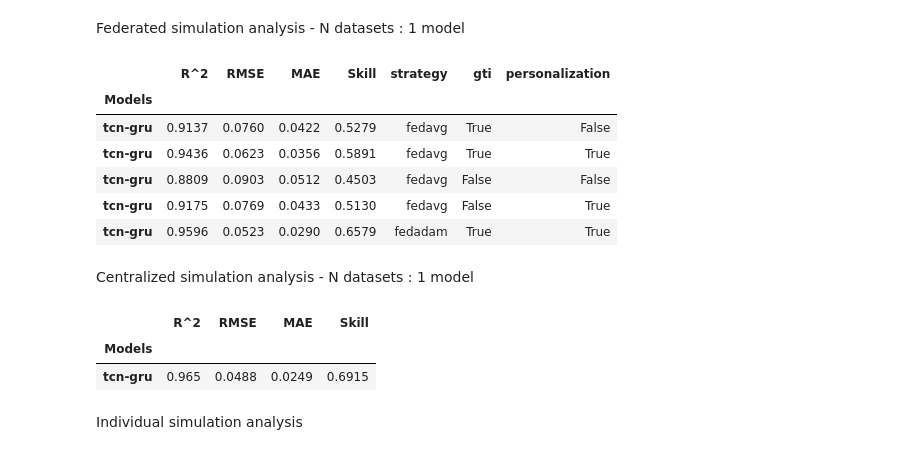
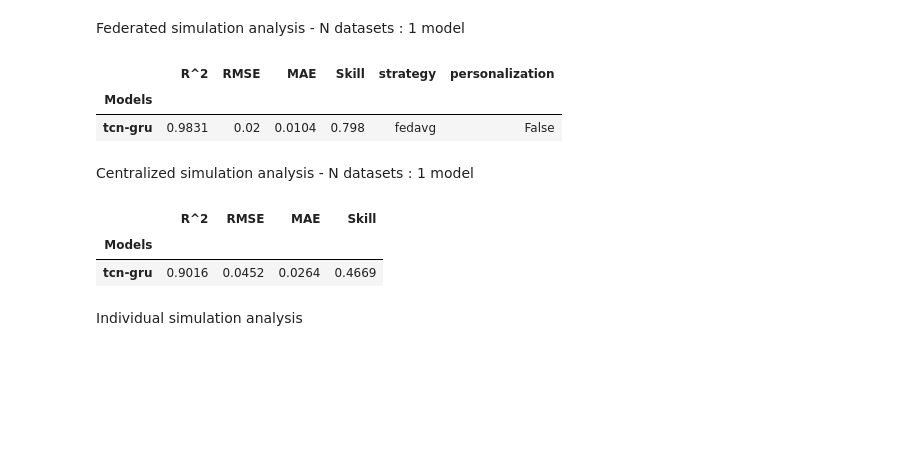
Before and after one commit to vikwal/forecasting_framework, a Jupyter notebook: evaluation.ipynb, the cells around one changed output. Cells and saved outputs as stored; diff of their text form; code cells hidden in the pictures; blank space fills up the shorter version.

```diff
--- a/evaluation.ipynb
+++ b/evaluation.ipynb
@@ -8,7 +8,7 @@ import matplotlib.pyplot as plt
 
 from utils.tools import load_config
 # %%
-data = 'pvod'
+data = 'synth_pv'
 
 config = load_config('config.yaml')
 results_dir = config['eval']['results_path']
@@ -20,7 +20,9 @@ sims = [f for f in result_files if (f.endswith('.pkl')) & ('cl' not in f) & ('fl
 cl_sims = [f for f in result_files if 'cl' in f]
 # pickle files for federated learning simulations
 fl_sims = [f for f in result_files if 'fl' in f]
-persistence_file = [f for f in result_files if 'persistence' in f][0]
+persistence_file = [f for f in result_files if 'persistence' in f]
+if persistence_file:
+    persistence_file = persistence_file[0]
 # %%
 def concatenate_results(results_dir: str,
                         results: list,
@@ -93,19 +95,15 @@ I0000 00:00:1748939048.248045 1375615 gpu_device.cc:2022] Created device /job:lo
 # %% [markdown]
 Federated simulation analysis - N datasets : 1 model
 # %%
-index_cols = ['Models', 'output_dim', 'freq', 't_0', 'strategy', 'gti', 'personalization']
+index_cols = ['Models', 'output_dim', 'freq', 't_0', 'strategy', 'personalization']
 df_fl = concatenate_results(results_dir=results_dir,
                             results=fl_sims,
                             index_cols=index_cols)
-df_fl[['R^2', 'RMSE', 'MAE', 'Skill', 'Models', 'strategy', 'gti', 'personalization']].round(4).set_index('Models')
+df_fl[['R^2', 'RMSE', 'MAE', 'Skill', 'Models', 'strategy', 'personalization']].round(4).set_index('Models')
 # %% [output]
-|  | R^2 | RMSE | MAE | Skill | strategy | gti | personalization |
-| Models |  |  |  |  |  |  |  |
-| tcn-gru | 0.9137 | 0.0760 | 0.0422 | 0.5279 | fedavg | True | False |
-| tcn-gru | 0.9436 | 0.0623 | 0.0356 | 0.5891 | fedavg | True | True |
-| tcn-gru | 0.8809 | 0.0903 | 0.0512 | 0.4503 | fedavg | False | False |
-| tcn-gru | 0.9175 | 0.0769 | 0.0433 | 0.5130 | fedavg | False | True |
-| tcn-gru | 0.9596 | 0.0523 | 0.0290 | 0.6579 | fedadam | True | True |
+|  | R^2 | RMSE | MAE | Skill | strategy | personalization |
+| Models |  |  |  |  |  |  |
+| tcn-gru | 0.9831 | 0.02 | 0.0104 | 0.798 | fedavg | False |
 # %% [markdown]
 Centralized simulation analysis - N datasets : 1 model
 # %%
@@ -119,7 +117,7 @@ df_cl[['R^2', 'RMSE', 'MAE', 'Skill', 'Models']].round(4).set_index('Models')
 # %% [output]
 |  | R^2 | RMSE | MAE | Skill |
 | Models |  |  |  |  |
-| tcn-gru | 0.965 | 0.0488 | 0.0249 | 0.6915 |
+| tcn-gru | 0.9016 | 0.0452 | 0.0264 | 0.4669 |
 # %% [markdown]
 Individual simulation analysis
 # %%
```
Also changed, not shown: parts of 6 cells of this notebook, 12 other files.
